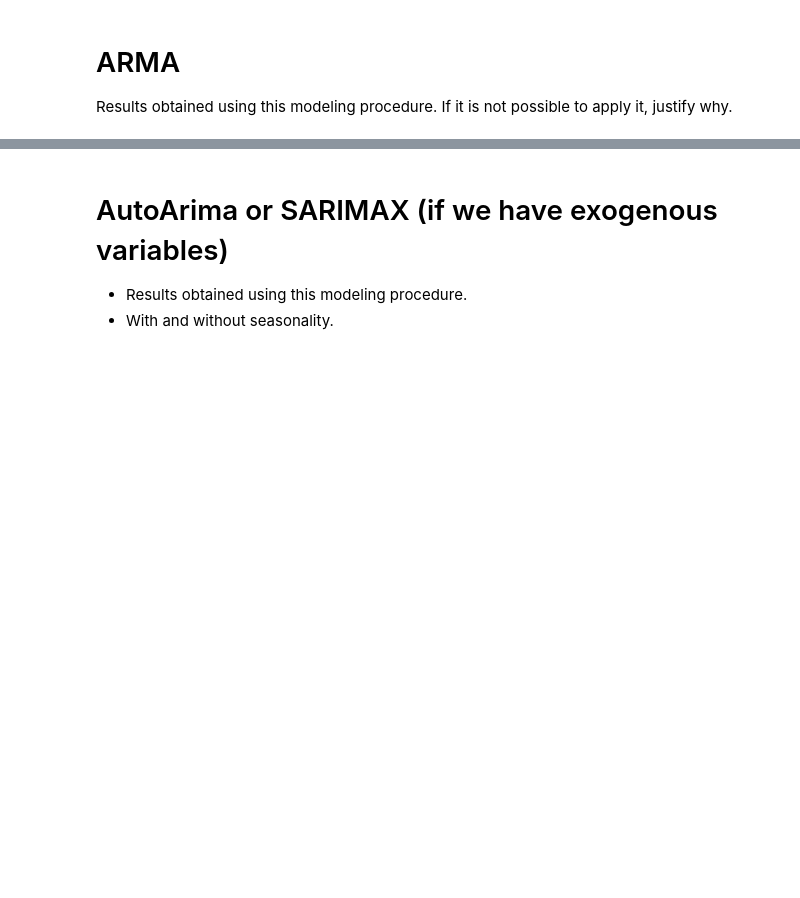
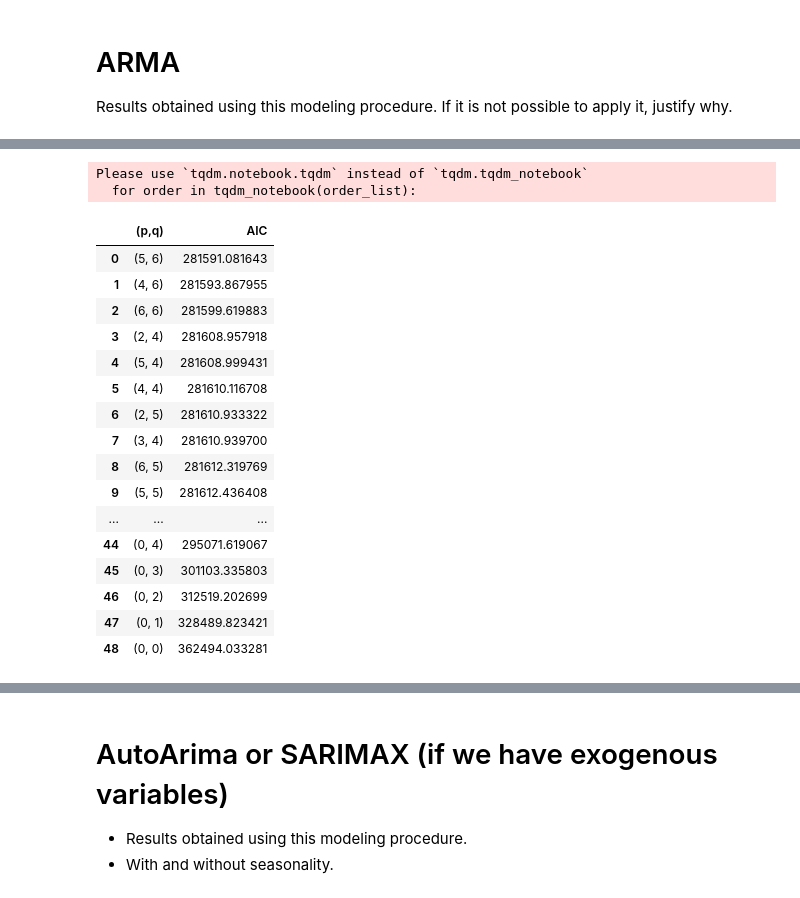
Before and after one commit to DiegoLopezAroca/Multivariate-Time-Series-Forecasting-of-Energy-Consumption-in-the-Steel-Industry, a Jupyter notebook: Advanced_ML_D2_2.ipynb, the cells around one changed output, grey strips where cells are left out. Saved outputs shown, nothing was run; the diff lists cells and outputs as text; code cells hidden in the pictures; blank space fills up the shorter version.

```diff
--- a/Advanced_ML_D2_2.ipynb
+++ b/Advanced_ML_D2_2.ipynb
@@ -156,0 +166,43 @@ characteristic using ARIMA.
+# %%
+def optimize_AIC(endog: Union[pd.Series, list], order_list: list, d: int)-> pd.DataFrame:
+  results = []
+  for order in tqdm_notebook(order_list):
+    try:
+      model = SARIMAX(endog, order=(order[0], d, order[1]), simple_differencing=False).fit(disp=False)
+    except Exception as inst:
+      print(inst)
+      continue
+    aic = model.aic
+    results.append([order, aic])
+  result_df = pd.DataFrame(results)
+  result_df.columns = ['(p,q)', 'AIC']
+  result_df = result_df.sort_values(by='AIC',ascending=True).reset_index(drop=True)
+  return result_df
+
+ps = range(0, 7, 1)
+qs = range(0, 7, 1)
+d = 0 # 0 for stationarity, otherwise d would equal to the number of differings applied
+
+order_list = list(product(ps, qs))
+result_df = optimize_AIC(train['Usage_kWh'], order_list, d)
+result_df
+# %% [output]
+Please use `tqdm.notebook.tqdm` instead of `tqdm.tqdm_notebook`
+  for order in tqdm_notebook(order_list):
+|  | (p,q) | AIC |
+| 0 | (5, 6) | 281591.081643 |
+| 1 | (4, 6) | 281593.867955 |
+| 2 | (6, 6) | 281599.619883 |
+| 3 | (2, 4) | 281608.957918 |
+| 4 | (5, 4) | 281608.999431 |
+| 5 | (4, 4) | 281610.116708 |
+| 6 | (2, 5) | 281610.933322 |
+| 7 | (3, 4) | 281610.939700 |
+| 8 | (6, 5) | 281612.319769 |
+| 9 | (5, 5) | 281612.436408 |
+| ... | ... | ... |
+| 44 | (0, 4) | 295071.619067 |
+| 45 | (0, 3) | 301103.335803 |
+| 46 | (0, 2) | 312519.202699 |
+| 47 | (0, 1) | 328489.823421 |
+| 48 | (0, 0) | 362494.033281 |
```
Also changed, not shown: parts of 7 cells of this notebook.
